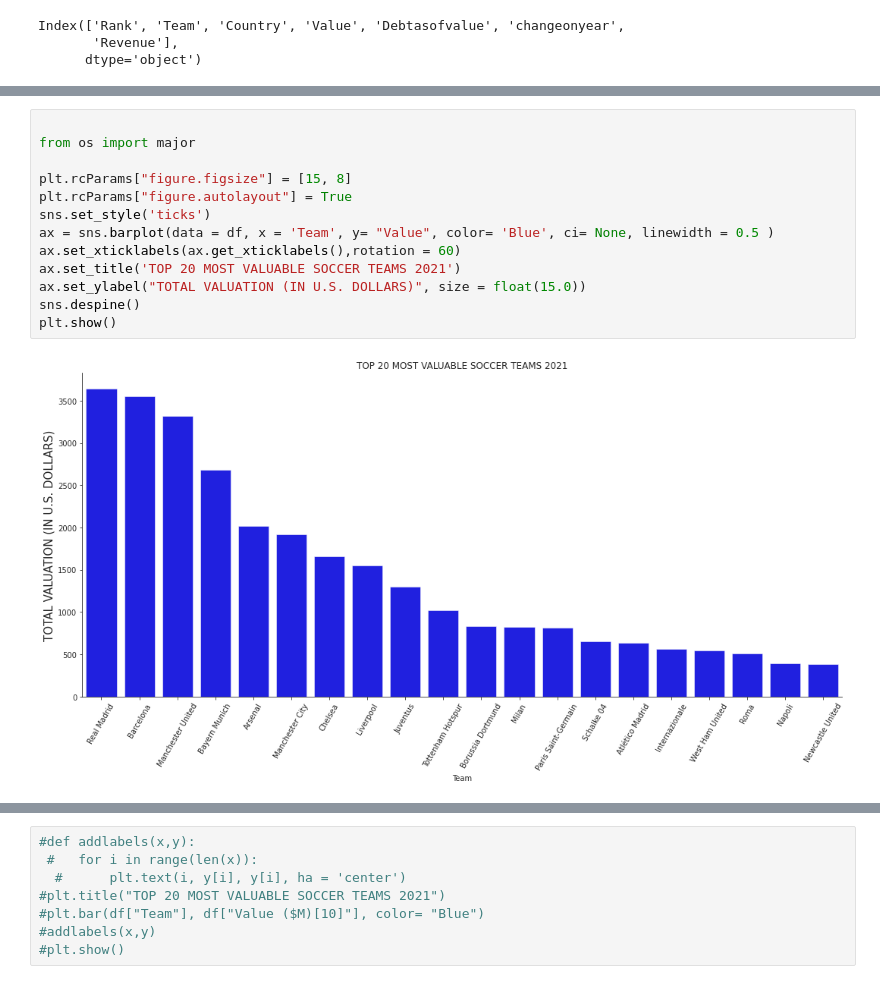
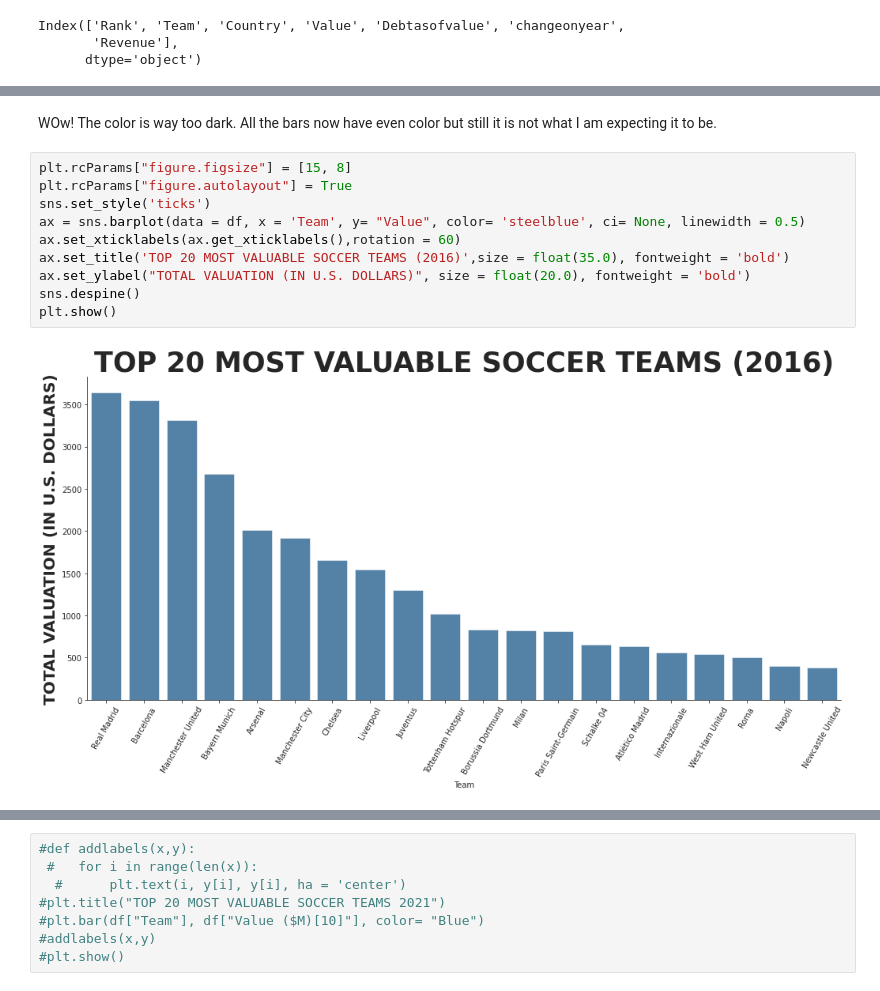
Before and after one commit to khatriprajwol/Data-Visualization-, a Jupyter notebook: Recreating The Master .ipynb, the cells around one changed output, grey strips where cells are left out. Drawn from its saved outputs; the diff is of its cells as text.

```diff
--- a/Recreating The Master .ipynb
+++ b/Recreating The Master .ipynb
@@ -135,15 +180,14 @@ Now, I will apply this to my old table. In the below table now we can see the cl
+# %% [markdown]
+WOw! The color is way too dark. All the bars now have even color but still it is not what I am expecting it to be.
 # %%
-
-from os import major
-
 plt.rcParams["figure.figsize"] = [15, 8]
 plt.rcParams["figure.autolayout"] = True
 sns.set_style('ticks')
-ax = sns.barplot(data = df, x = 'Team', y= "Value", color= 'Blue', ci= None, linewidth = 0.5 )
+ax = sns.barplot(data = df, x = 'Team', y= "Value", color= 'steelblue', ci= None, linewidth = 0.5)
 ax.set_xticklabels(ax.get_xticklabels(),rotation = 60)
-ax.set_title('TOP 20 MOST VALUABLE SOCCER TEAMS 2021')
-ax.set_ylabel("TOTAL VALUATION (IN U.S. DOLLARS)", size = float(15.0))
+ax.set_title('TOP 20 MOST VALUABLE SOCCER TEAMS (2016)',size = float(35.0), fontweight = 'bold')
+ax.set_ylabel("TOTAL VALUATION (IN U.S. DOLLARS)", size = float(20.0), fontweight = 'bold')
 sns.despine()
 plt.show()
 # %% [output]
-[figure, old version]
+[figure, new version]
```
Also changed, not shown: parts of 10 cells of this notebook.
